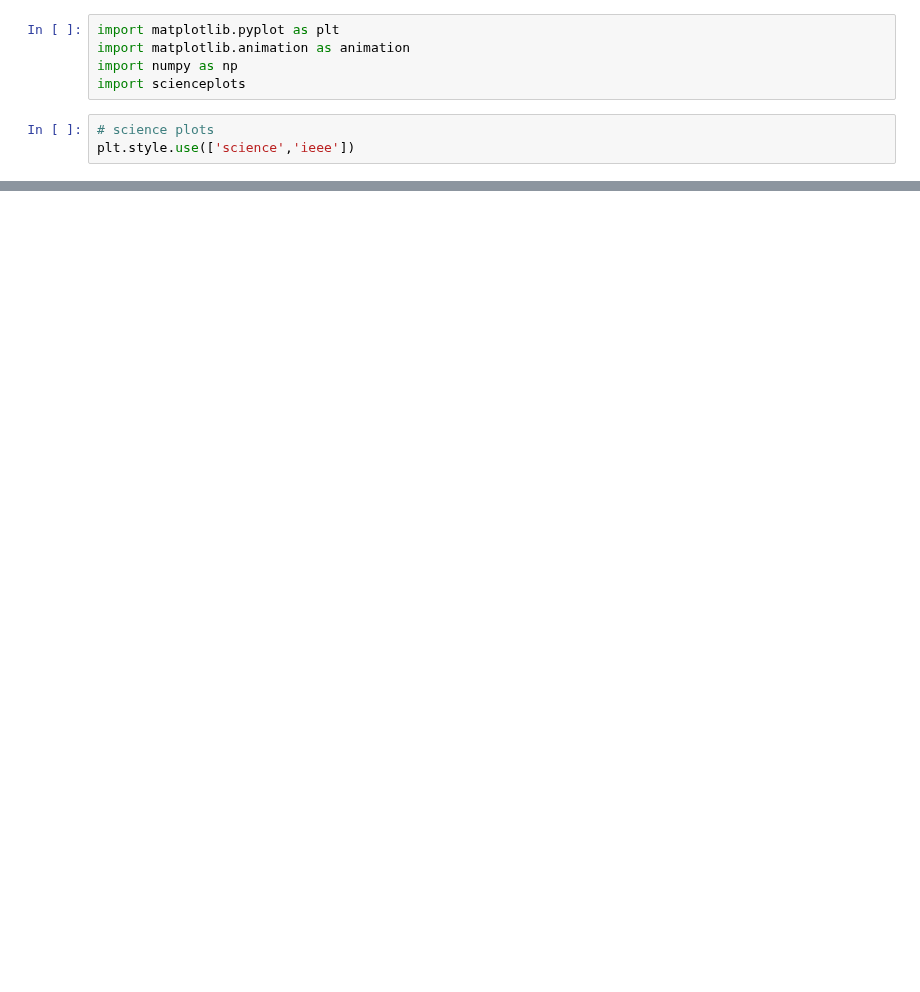
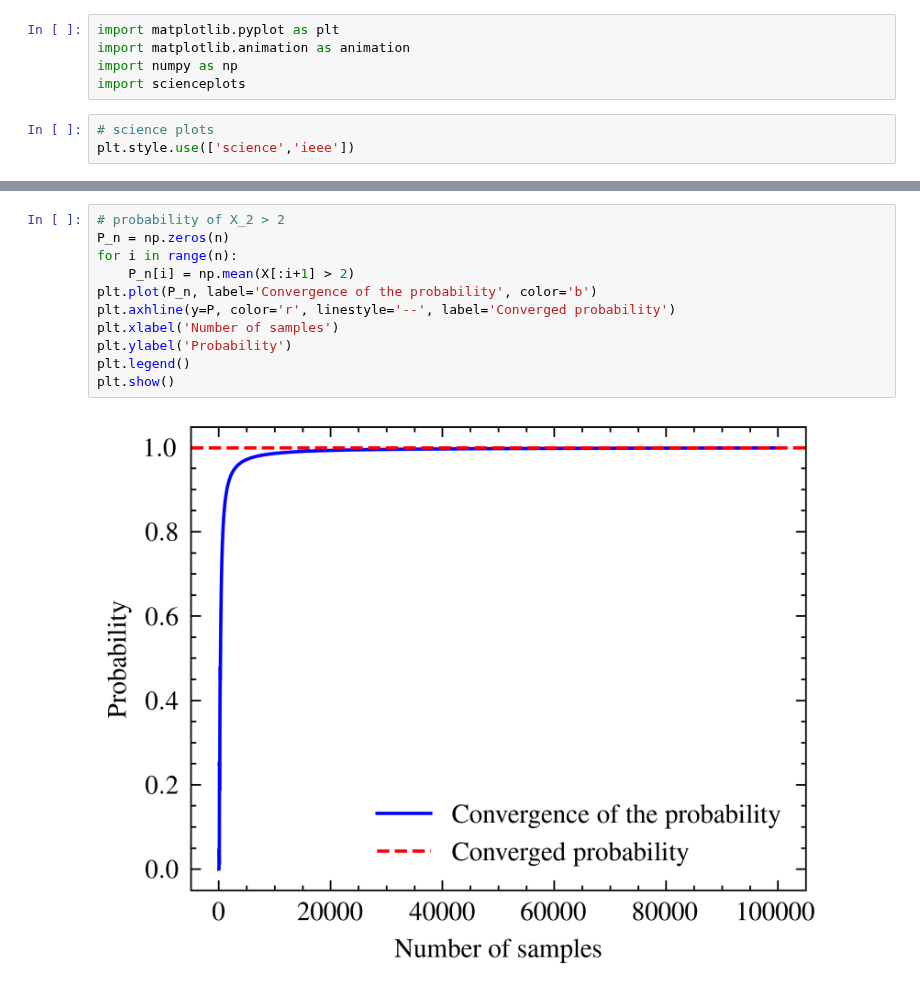
Before and after one commit to kanavmal/MATH512, a Jupyter notebook: Project 3/project3.ipynb, the cells around one changed output, grey strips where cells are left out. Drawn from its saved outputs; the diff is of its cells as text; blank space fills up the shorter version.

```diff
--- a/Project 3/project3.ipynb
+++ b/Project 3/project3.ipynb
@@ -108,3 +120,16 @@ The probability P(X_2 > 2) is: 0.8359216407835922
+# %%
+# probability of X_2 > 2
+P_n = np.zeros(n)
+for i in range(n):
+    P_n[i] = np.mean(X[:i+1] > 2)
+plt.plot(P_n, label='Convergence of the probability', color='b')
+plt.axhline(y=P, color='r', linestyle='--', label='Converged probability')
+plt.xlabel('Number of samples')
+plt.ylabel('Probability')
+plt.legend()
+plt.show()
+# %% [output]
+[figure, added]
 # %%
 # Consider the following SDE:
 # dX_t = aX_tdt + bX_tdW_t, X_0 = 100, a = 0.07, b = 0.12
```
Also changed, not shown: parts of 7 cells of this notebook, 26 other files.
